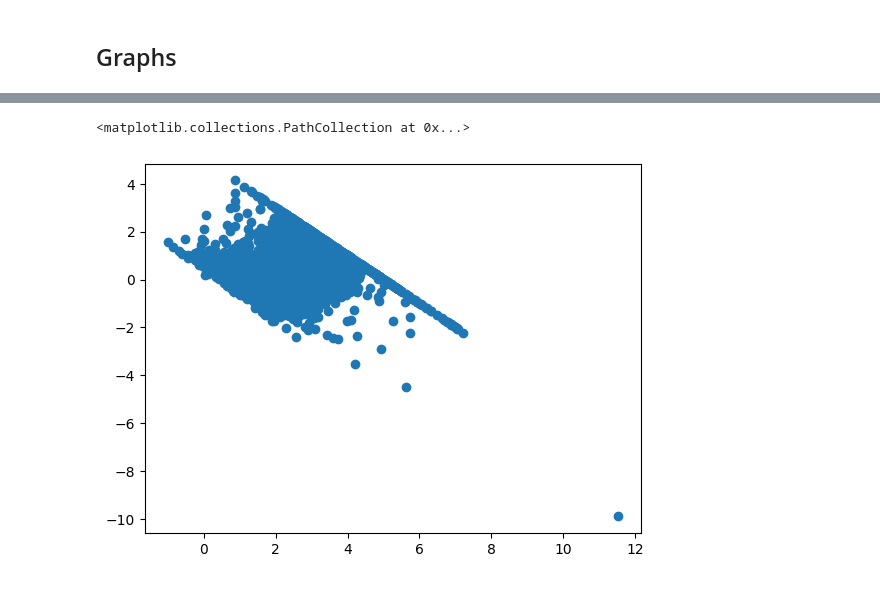
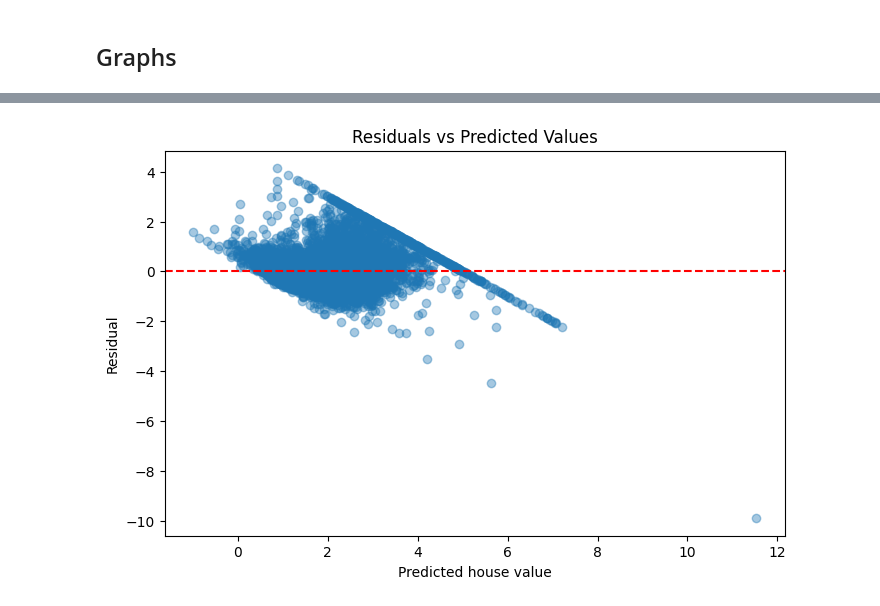
Before and after one commit to iamanshu1804/Basic-Linear-Regression, a Jupyter notebook: Multiple_Linear_Regression.ipynb, the cells around one changed output, grey strips where cells are left out. Saved outputs shown, nothing was run; the diff lists cells and outputs as text; code cells hidden in the pictures.

```diff
--- a/Multiple_Linear_Regression.ipynb
+++ b/Multiple_Linear_Regression.ipynb
@@ -230,7 +274,11 @@ sns.displot(residuals,kind="kde")
 # %%
-## SCatter plot with predictions and residual
-##uniform distribution
-plt.scatter(Y_pred,residuals)
+plt.figure(figsize=(8, 5))
+plt.scatter(Y_pred, residuals, alpha=0.4)
+
+plt.axhline(0, color="red", linestyle="--")
+plt.xlabel("Predicted house value")
+plt.ylabel("Residual")
+plt.title("Residuals vs Predicted Values")
+plt.show()
 # %% [output]
-<matplotlib.collections.PathCollection at 0x...>
-[figure, old version]
+[figure, new version]
```
Also changed, not shown: parts of 4 cells of this notebook.
